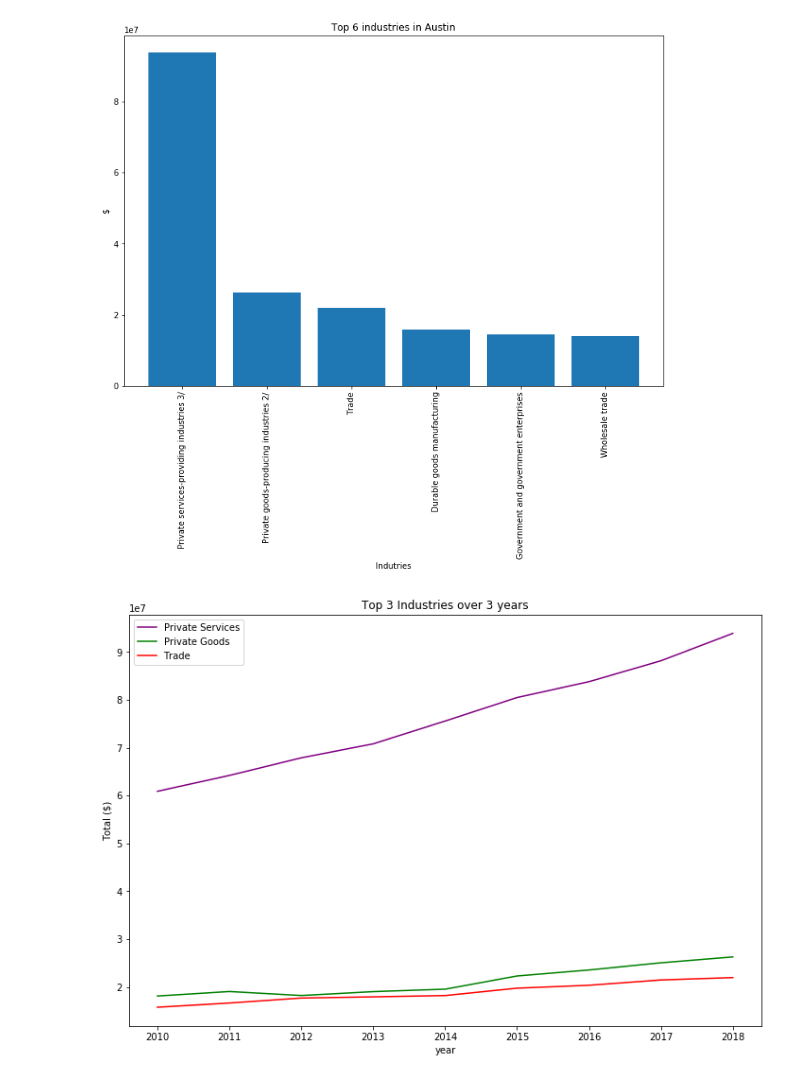
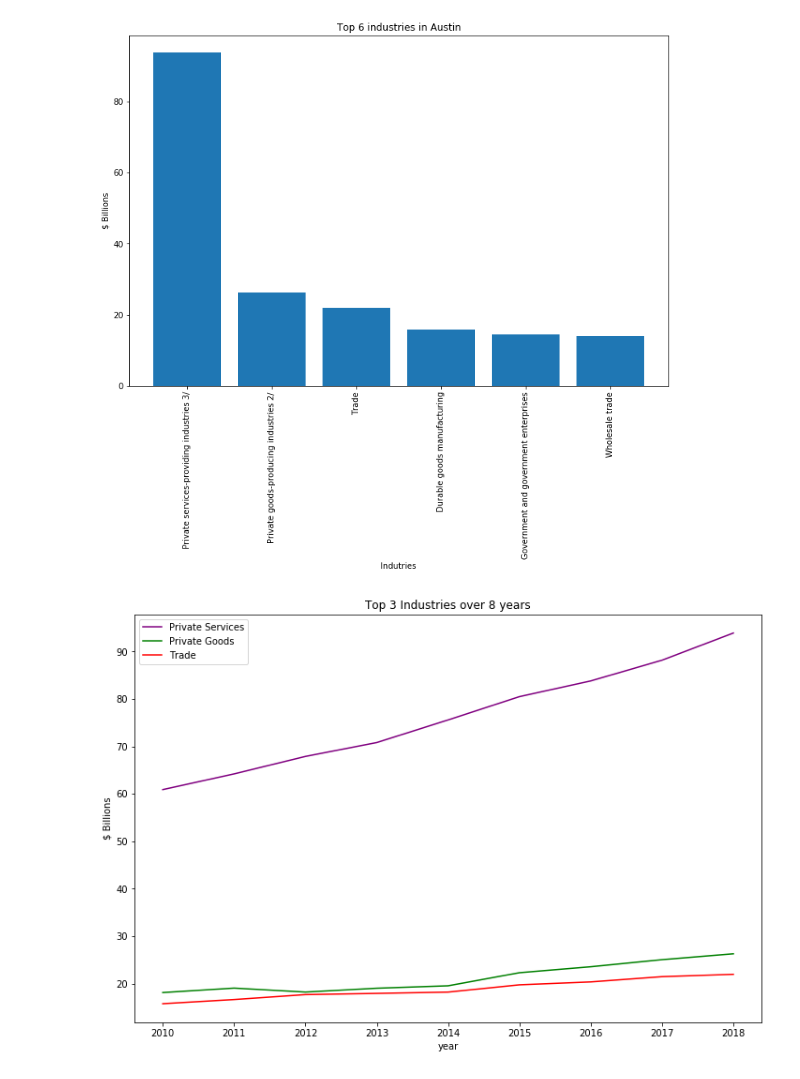
Before and after one commit to travis-tyler/AustinPopulationData, a Jupyter notebook: Rolando/Industries.ipynb, the cells around one changed output. Saved outputs shown, nothing was run; the diff lists cells and outputs as text; code cells hidden in the pictures.

```diff
--- a/Rolando/Industries.ipynb
+++ b/Rolando/Industries.ipynb
@@ -93,0 +54,4 @@ austin
+# %%
+# Change the values of the columns
+austin[n] = austin[n]/1000000
+austin
@@ -166,20 +132,22 @@ best
 # %%
 # Graph how are these industries doing over time
 # Get the data from "best" and graph how they compare to each other
 
 best_2018 = best[["Description","2018"]]
 best_2018
 
 # Plot
 plt.figure(figsize=(12,8))
 plt.bar(best_2018["Description"], best_2018["2018"])
 plt.title('Top 6 industries in Austin')
 plt.xlabel('Indutries')
-plt.ylabel('$')
+plt.ylabel('$ Billions')
+# plt.ylim(10000000,100000000)
 plt.xticks(rotation=90)
+plt.savefig("../Output_Data/Top 6.png",dpi=100,bbox_inches='tight')
 plt.show()
 # %% [output]
-[figure, old version]
+[figure, new version]
 # %%
 # Make a line graph to see how these industries did over 8 years
 
@@ -194,10 +162,11 @@ plt.figure(figsize=(12,8))
 plt.plot(year,Priv_service, label='Private Services', c='purple')
 plt.plot(year, Priv_goods, label='Private Goods', c='g')
 plt.plot(year, Trade, label='Trade', c='r')
-plt.title('Top 3 Industries over 3 years')
+plt.title('Top 3 Industries over 8 years')
 plt.xlabel('year')
-plt.ylabel('Total ($)')
+plt.ylabel('$ Billions')
 plt.legend()
+plt.savefig("../Output_Data/Top_3 over time.png",dpi=100,bbox_inches='tight')
 plt.show()
 # %% [output]
-[figure, old version]
+[figure, new version]
```
Also changed, not shown: parts of 10 cells of this notebook, 4 other files.
